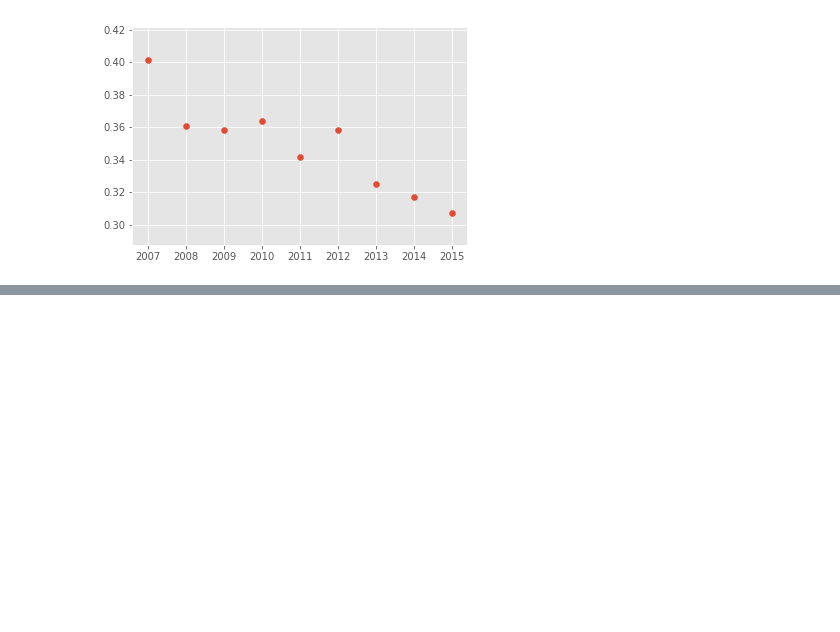
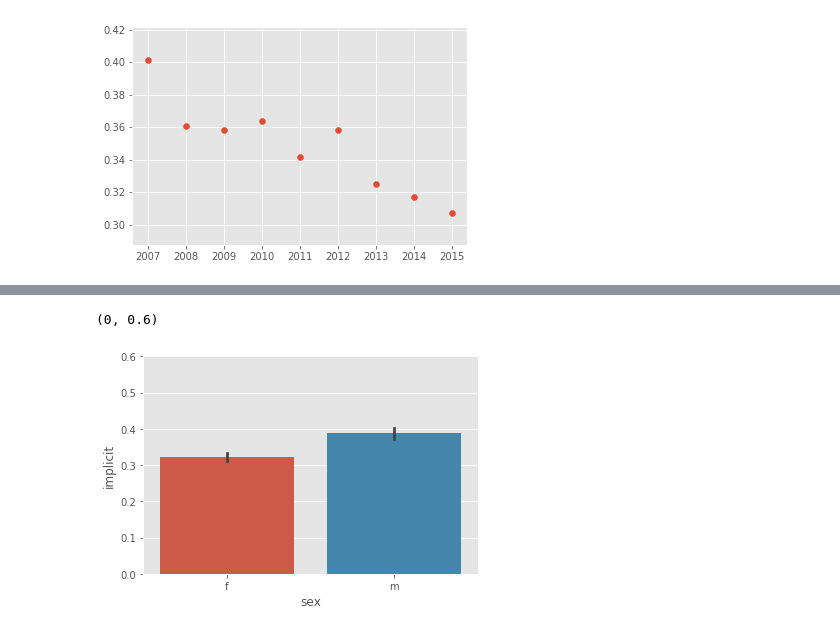
Before and after one commit to lizre/gendersciatts-py, a Jupyter notebook: gendersciatts.ipynb, the cells around one changed output, grey strips where cells are left out. Cells and saved outputs as stored; diff of their text form; code cells hidden in the pictures; blank space fills up the shorter version.

```diff
--- a/gendersciatts.ipynb
+++ b/gendersciatts.ipynb
@@ -50,0 +64,12 @@ genderiat.plot(kind='scatter', x='implicit', y='year',
+# %%
+# looks like some gender responses are "."; consider to be missing and remove
+genderiat['sex'].value_counts()
+genderiat.drop(genderiat[genderiat.sex == "."].index, inplace=True)
+
+# barplot of iat scores by gender
+import seaborn as sns
+sns.barplot(x='sex', y='implicit', data=genderiat)
+plt.ylim(0, .6)
+# %% [output]
+(0, 0.6)
+[figure, added]
```
Also changed, not shown: parts of 6 cells of this notebook.
